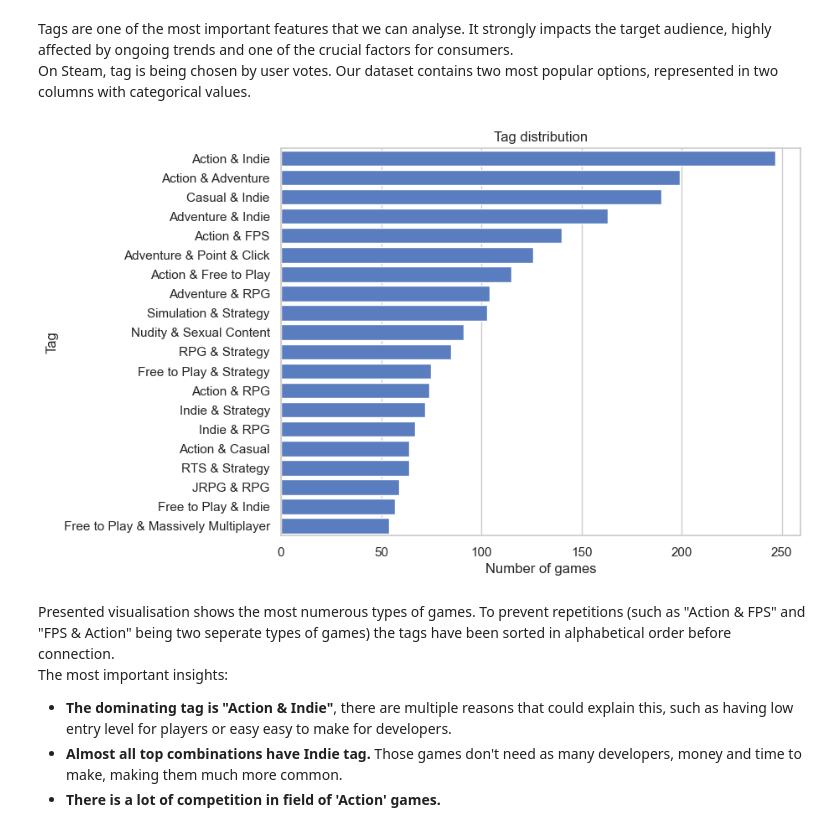
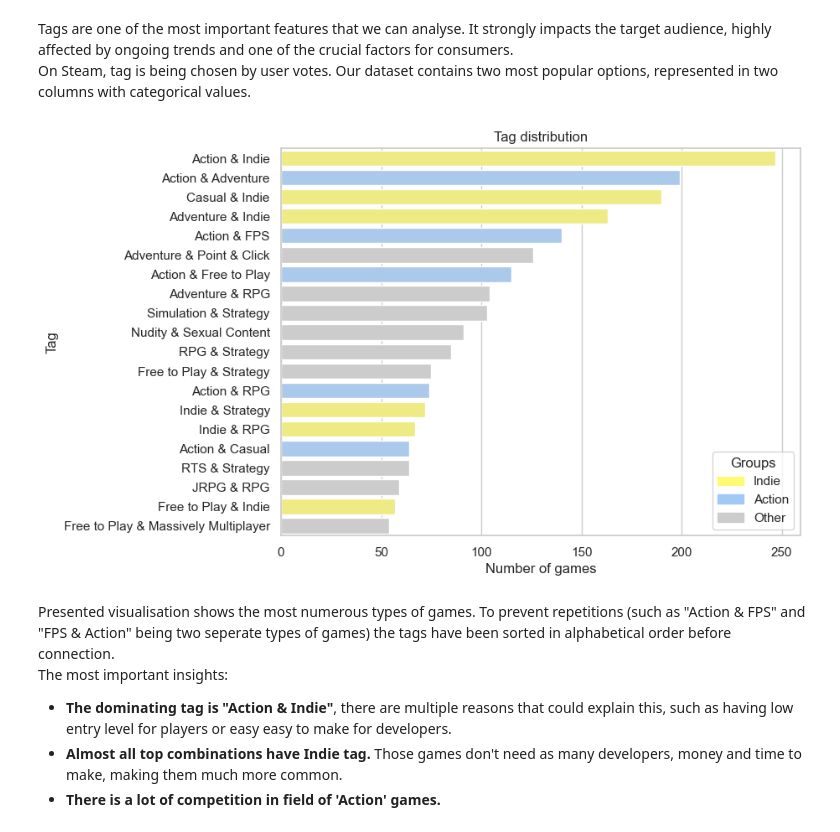
Before and after one commit to maksymkapravyi/steam-data-gathering-and-analysis, a Jupyter notebook: notebooks/steam_data_analysis.ipynb, the cells around one changed output. Drawn from its saved outputs; the diff is of its cells as text; code cells hidden in the pictures.

Commit message:
style: change plots

```diff
--- a/notebooks/steam_data_analysis.ipynb
+++ b/notebooks/steam_data_analysis.ipynb
@@ -380,18 +407,33 @@ On Steam, tag is being chosen by user votes. Our dataset contains two most popul
 # %%
 df['combined_tag'] = df[['first tag', 'second tag']].apply(lambda x: ' & '.join(sorted(x.astype(str))), axis=1)
 top_20_genres = df['combined_tag'].value_counts().head(20).index
 df_top20 = df[df['combined_tag'].isin(top_20_genres)]
 
+tags = df['combined_tag'].unique()
+tagscolors = {}
+for tag in tags:
+    if "Indie" in tag:
+       tagscolors[tag] = '#fffa73'
+    elif "Action" in tag:
+        tagscolors[tag] = '#a1c9f4'
+    else:
+        tagscolors[tag] = '#CCCCCC'
+
 plt.figure(figsize=(8,6))
-ax = sns.countplot(data=df_top20, y='combined_tag', order=top_20_genres)
+ax = sns.countplot(data=df_top20, y='combined_tag', order=top_20_genres, hue='combined_tag', palette=tagscolors)
 ax.set(
     title="Tag distribution",
     xlabel="Number of games",
     ylabel="Tag"
 )
+ax.legend(handles=[
+    plt.Rectangle((0,0), 1, 1, color='#fffa73', label="Indie"),
+    plt.Rectangle((0,0), 1, 1, color='#a1c9f4', label="Action"),
+    plt.Rectangle((0,0), 1, 1, color="#CCCCCC", label="Other")
+], title="Groups")
 plt.show()
 # %% [output]
-[figure, old version]
+[figure, new version]
 # %% [markdown]
 Presented visualisation shows the most numerous types of games. To prevent repetitions (such as "Action & FPS" and "FPS & Action" being two seperate types of games) the tags have been sorted in alphabetical order before connection.
 The most important insights:
```
Also changed, not shown: parts of 10 cells of this notebook.
